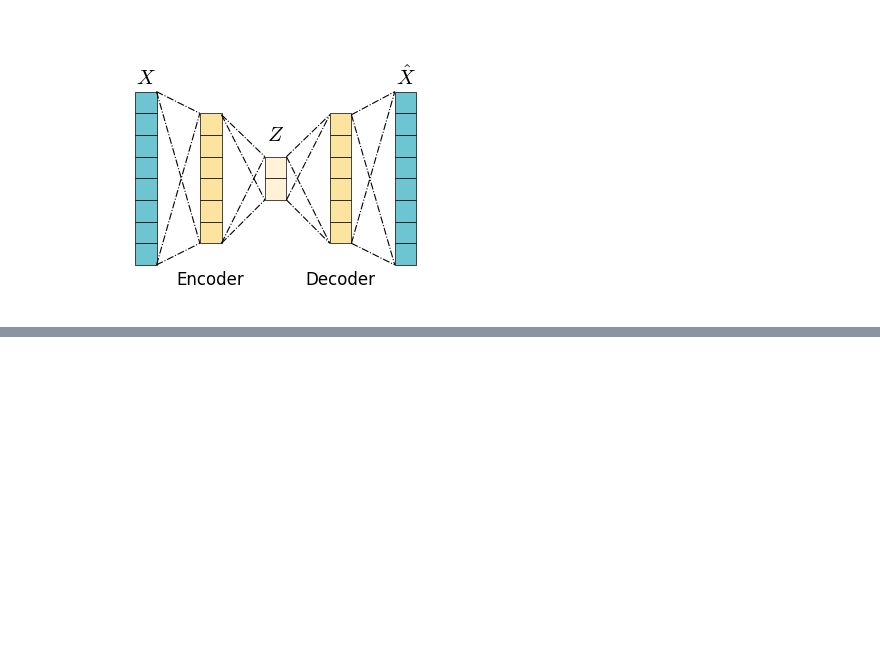
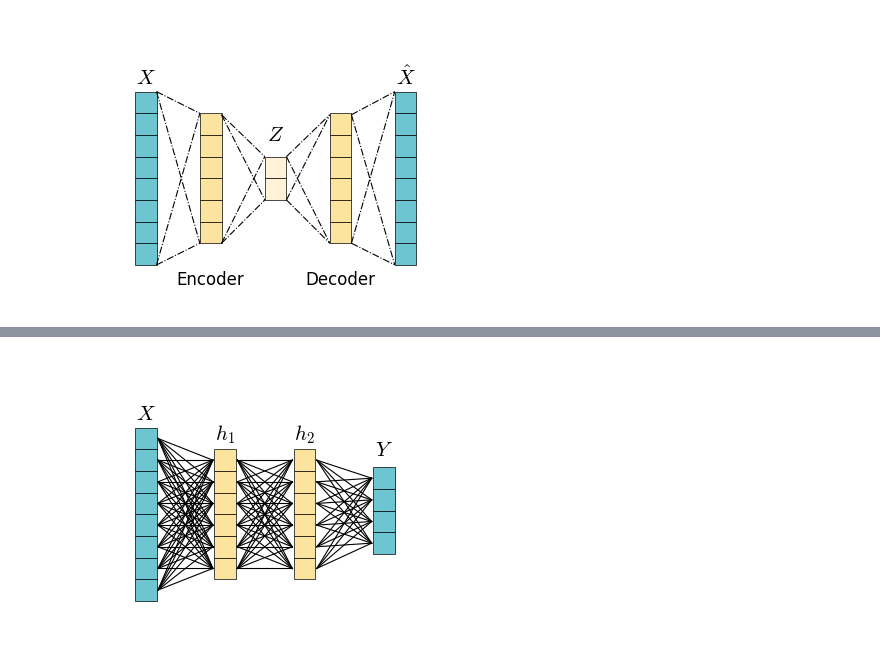
Before and after one commit to timothewt/AdvancedGraphClustering, a Jupyter notebook: notebooks/tw-figures.ipynb, the cells around one changed output, grey strips where cells are left out. Saved outputs shown, nothing was run; the diff lists cells and outputs as text; code cells hidden in the pictures; blank space fills up the shorter version.

```diff
--- a/notebooks/tw-figures.ipynb
+++ b/notebooks/tw-figures.ipynb
@@ -194,0 +204,61 @@ plt.savefig("figures/small_graph.png", transparent=True, dpi=300)
+# %%
+# NEURAL NETWORK
+
+fig = plt.figure(figsize=(12, 6))
+
+ax = fig.add_subplot(121, aspect="equal")
+
+ax.set_xlim(-.2, 3.8)
+ax.set_ylim(-.8, 1.1)
+
+input_vector_colors = ["#6DC5D1" for i in range(8)]
+
+neuron_width = .15
+layer_width = .4
+tot_width = neuron_width + layer_width
+
+#  input vector
+for i in range(8):
+    ax.add_patch(patches.Rectangle((0, .5 - .15 * i), .15, .15, edgecolor='black', facecolor=input_vector_colors[i], linewidth=.5))
+
+plt.text(.075, .75, "$X$", fontsize=15, ha='center', va='center', math_fontfamily="cm")
+
+# links
+for i in range(6):
+    for j in range(8):
+        plt.plot([neuron_width + .01, tot_width - .01], [.575 - .15 * j, .425 - .15 * i], color='black', linestyle='-', linewidth=.8)
+
+# first layer
+for i in range(6):
+    ax.add_patch(patches.Rectangle((tot_width, .35 - .15 * i), .15, .15, edgecolor='black', facecolor="#FDE49E", linewidth=.5))
+
+plt.text(tot_width + neuron_width / 2, .6, "$h_1$", fontsize=15, ha='center', va='center', math_fontfamily="cm")
+
+# links
+for i in range(6):
+    for j in range(6):
+        plt.plot([tot_width + neuron_width + .01, 2 * tot_width - .01], [.425 - .15 * i, .425 - .15 * j], color='black', linestyle='-', linewidth=.8)
+
+# second layer
+
+for i in range(6):
+    ax.add_patch(patches.Rectangle((tot_width * 2, .35 - .15 * i), .15, .15, edgecolor='black', facecolor="#FDE49E", linewidth=.5))
+
+plt.text(2 * tot_width + neuron_width / 2, .6, "$h_2$", fontsize=15, ha='center', va='center', math_fontfamily="cm")
+
+# links
+for i in range(6):
+    for j in range(4):
+        plt.plot([2 * tot_width + neuron_width + .01, 3 * tot_width - .01], [.425 - .15 * i, .3 - .15 * j], color='black', linestyle='-', linewidth=.8)
+
+# output vector
+for i in range(4):
+    ax.add_patch(patches.Rectangle((3 * tot_width, .225 - .15 * i), .15, .15, edgecolor='black', facecolor=input_vector_colors[i], linewidth=.5))
+
+plt.text(3 * tot_width + neuron_width / 2, .5, "$Y$", fontsize=15, ha='center', va='center', math_fontfamily="cm")
+
+plt.axis("off")
+plt.tight_layout()
+plt.savefig("figures/neural_network.png", transparent=True, dpi=300)
+# %% [output]
+[figure, added]
```
Also changed, not shown: parts of 4 cells of this notebook, 20 other files.
